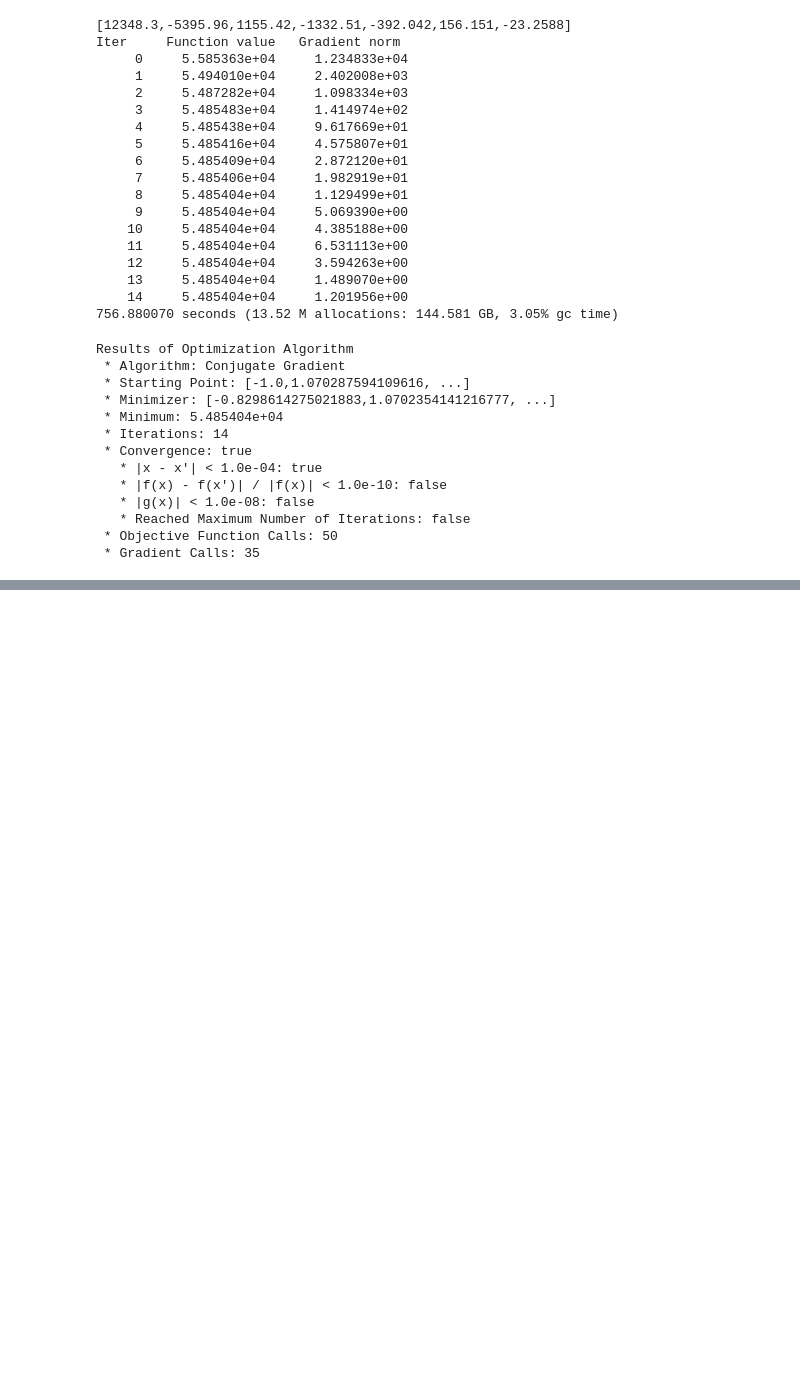
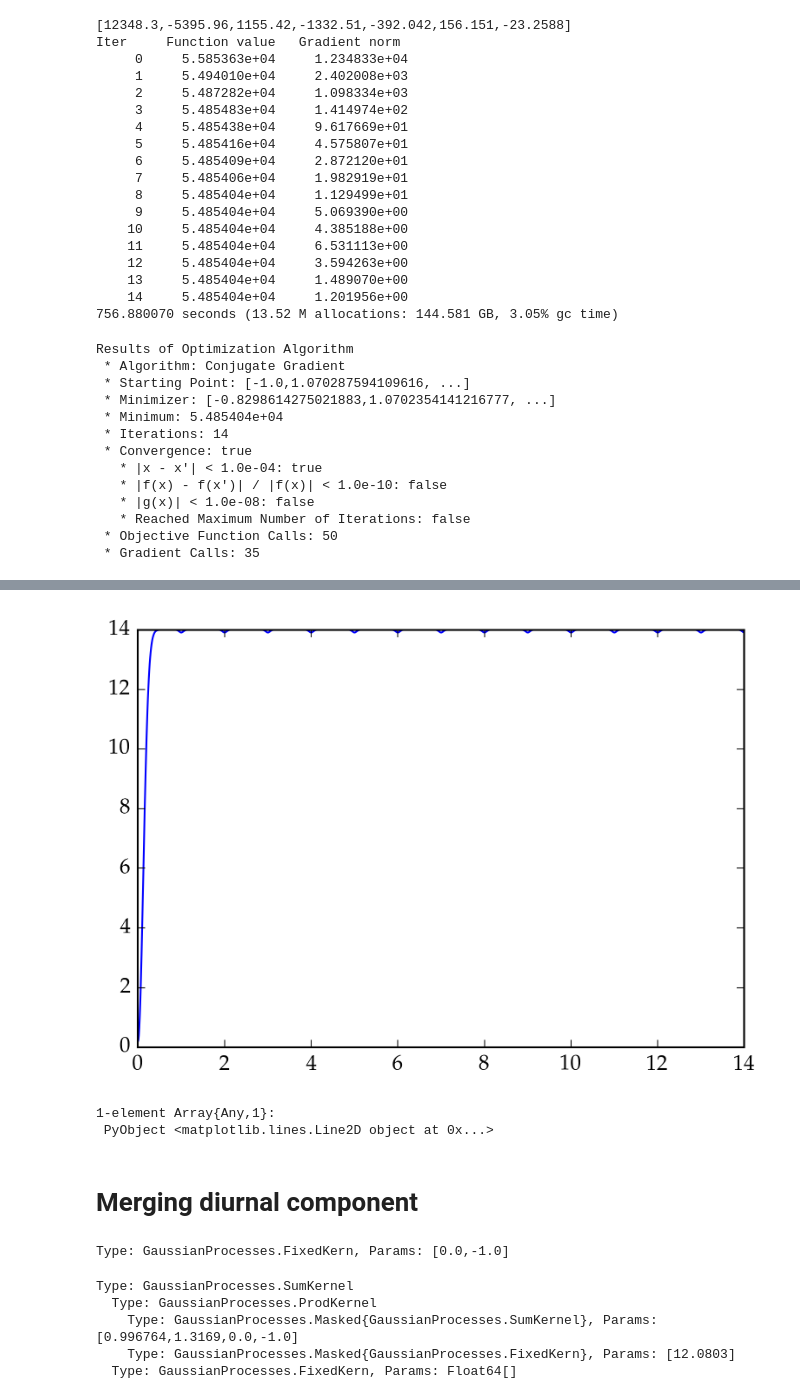
Before and after one commit to maximerischard/TemperatureImputations.jl, a Jupyter notebook: JuliaGP_spatial2.ipynb, the cells around one changed output, grey strips where cells are left out. Drawn from its saved outputs; the diff is of its cells as text; code cells hidden in the pictures; blank space fills up the shorter version.

Commit message:
clean up spatiotemporal models for write-up

```diff
--- a/JuliaGP_spatial2.ipynb
+++ b/JuliaGP_spatial2.ipynb
@@ -531,0 +691,3 @@ Results of Optimization Algorithm
+# %%
+k_periodic = fix(Periodic(log(5.0), -2.0, log(24.0)), :lp)
+k_diurndecay = fix(SEIso(log(10^5), 0.0), :lσ)
@@ -531,0 +696,4 @@ Results of Optimization Algorithm
+# %%
+k_spatiotemporal_5 = Masked(k_time, [1]) * Masked(k_spatial, [2,3]) +
+    fix(Masked(k_means, [2,3])) +
+    Masked(k_periodic, [1]) * Masked(k_diurndecay, [2,3])
@@ -531,0 +761,24 @@ Results of Optimization Algorithm
+# %%
+hyp = opt_out[2]
+rr = linspace(0.0, 24*14, 24*14*4+1)
+ck_r = [cov(k_spatiotemporal_5, [0.0,0.0,0.0], [r,0.0,0.0]) for r in rr]
+plt.plot(rr/24.0, exp(2.0*hyp[1])+ck_r[1].-ck_r, label="fitted variogram")
+# %% [output]
+[figure, added]
+1-element Array{Any,1}:
+ PyObject <matplotlib.lines.Line2D object at 0x...>
+# %% [markdown]
+# Merging diurnal component
+# %%
+k_periodic = fix(Periodic(log(1.0), -1.0, log(24.0)), :lp)
+# %% [output]
+Type: GaussianProcesses.FixedKern, Params: [0.0,-1.0]
+# %%
+k_spatiotemporal_6 = Masked(k_time + k_periodic, [1]) * Masked(k_spatial, [2,3]) +
+    fix(Masked(k_means, [2,3]))
+# %% [output]
+Type: GaussianProcesses.SumKernel
+  Type: GaussianProcesses.ProdKernel
+    Type: GaussianProcesses.Masked{GaussianProcesses.SumKernel}, Params: [0.996764,1.3169,0.0,-1.0]
+    Type: GaussianProcesses.Masked{GaussianProcesses.FixedKern}, Params: [12.0803]
+  Type: GaussianProcesses.FixedKern, Params: Float64[]
```
Also changed, not shown: parts of 33 cells of this notebook, 4 other files.
